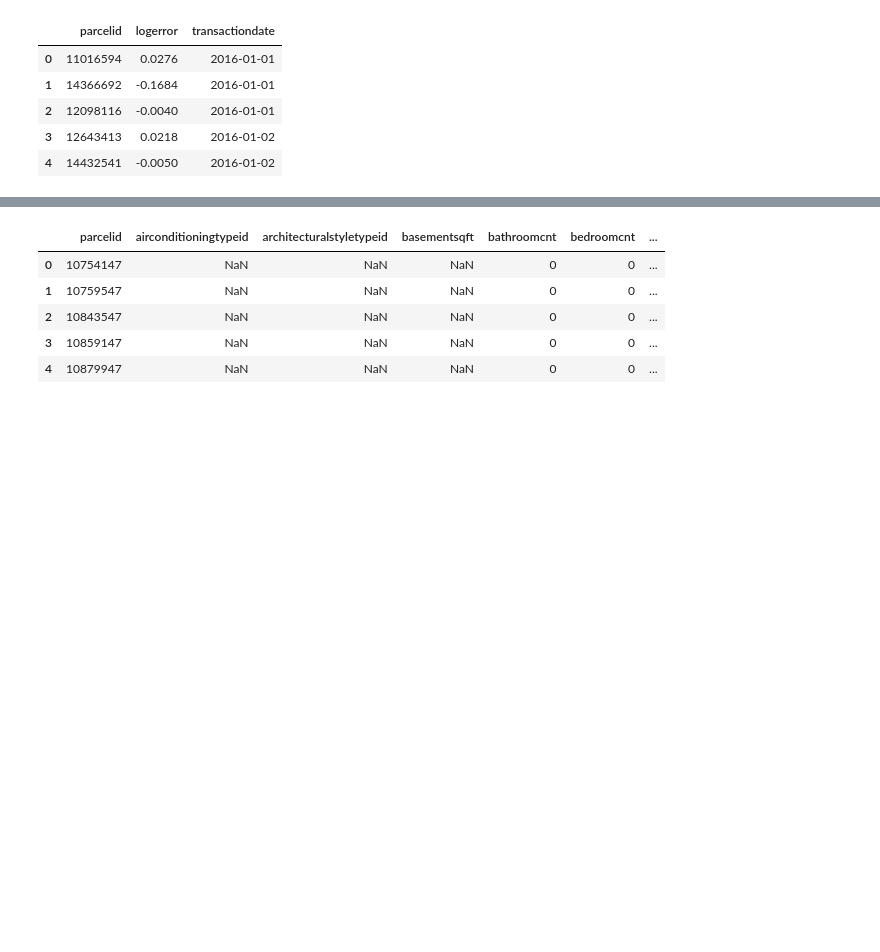
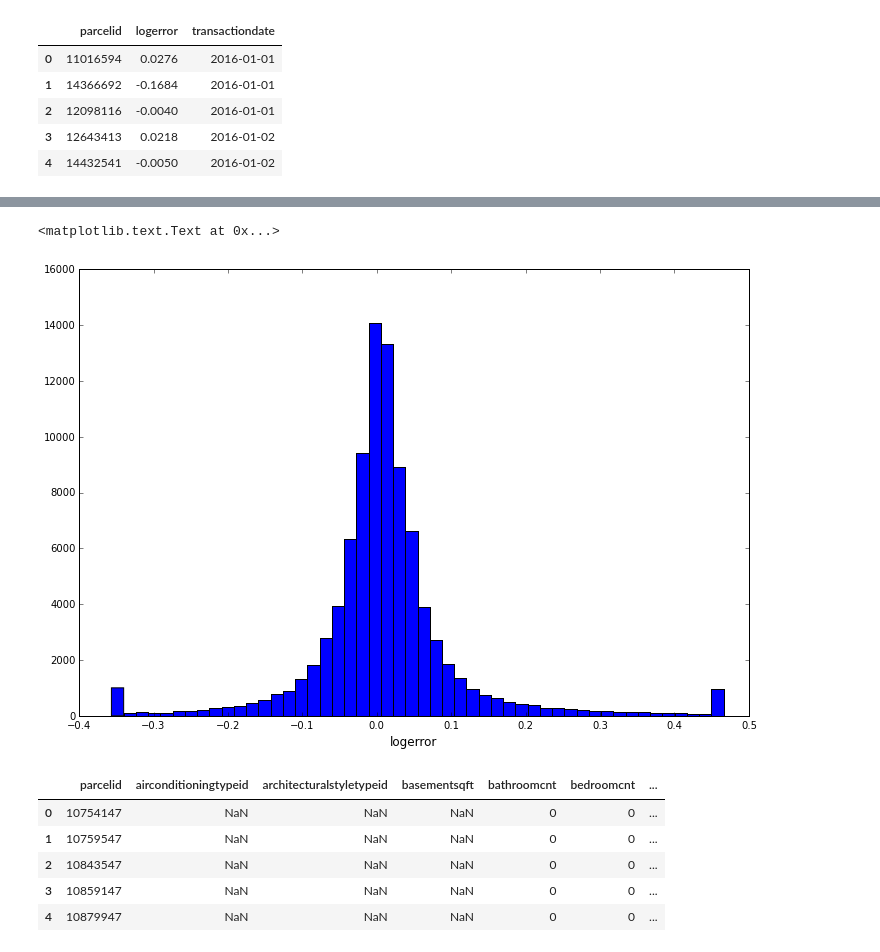
Before and after one commit to rockxja/zillow-housing-prediction, a Jupyter notebook: scripts/zillow_data_exploration.ipynb, the cells around one changed output, grey strips where cells are left out. Drawn from its saved outputs; the diff is of its cells as text; code cells hidden in the pictures; blank space fills up the shorter version.

```diff
--- a/scripts/zillow_data_exploration.ipynb
+++ b/scripts/zillow_data_exploration.ipynb
@@ -65,3 +98,15 @@ label_data.head()
+# %%
+ulimit = np.percentile(label_data.logerror.values, 99)
+llimit = np.percentile(label_data.logerror.values, 1)
+label_data['logerror'].ix[label_data['logerror']>ulimit] = ulimit
+label_data['logerror'].ix[label_data['logerror']<llimit] = llimit
+
+plt.figure(figsize=(12,8))
+plt.hist(label_data.logerror.values, bins=50)
+plt.xlabel('logerror', fontsize=12)
+# %% [output]
+<matplotlib.text.Text at 0x...>
+[figure, added]
 # %%
 prop_features.head()
 # %% [output]
```
Also changed, not shown: parts of 9 cells of this notebook.
